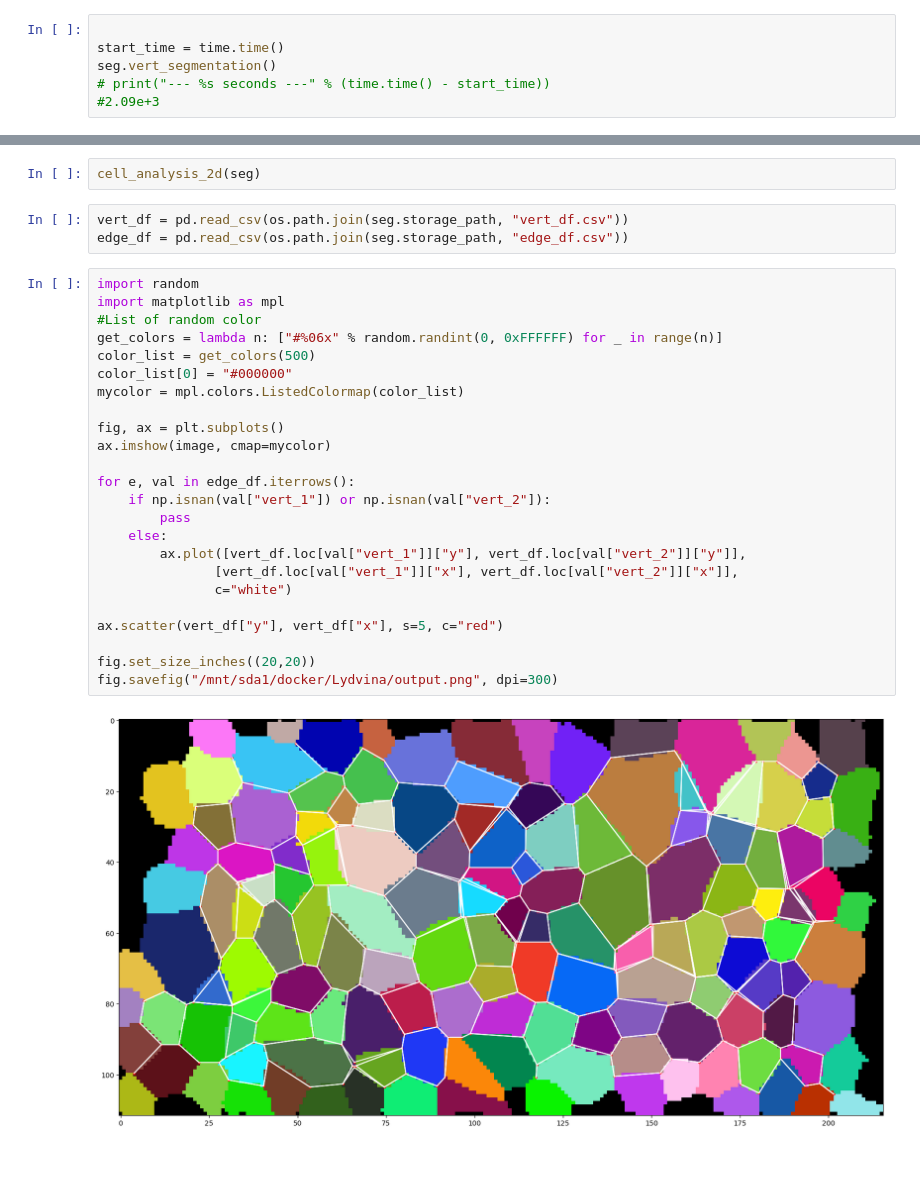
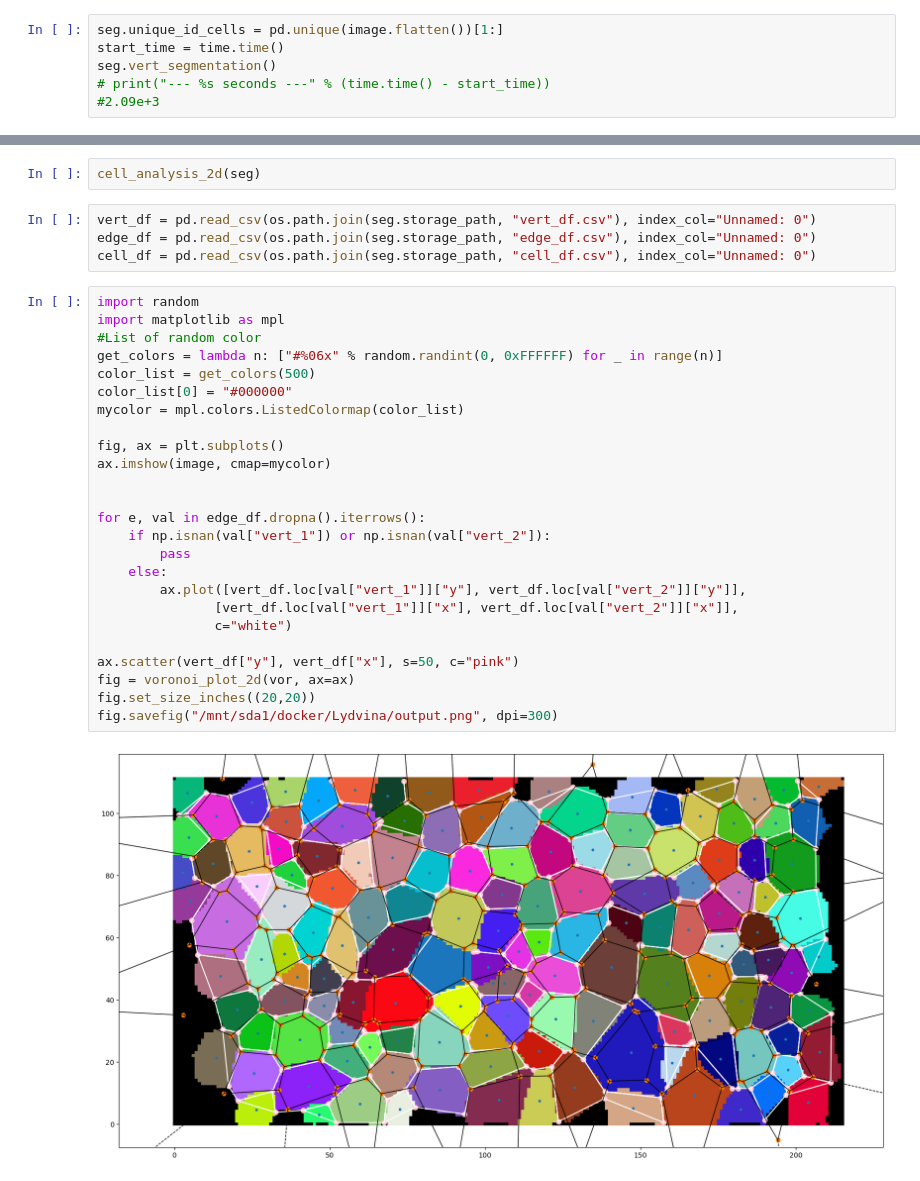
Before and after one commit to TimSaundersLab/CellMet, a Jupyter notebook: notebooks/0-Paper-2DCellSegmentation.ipynb, the cells around one changed output, grey strips where cells are left out. Drawn from its saved outputs; the diff is of its cells as text.

```diff
--- a/notebooks/0-Paper-2DCellSegmentation.ipynb
+++ b/notebooks/0-Paper-2DCellSegmentation.ipynb
@@ -35,7 +36,7 @@ seg.cell_segmentation()
 # print("--- %s seconds ---" % (time.time() - start_time))
 # 168 sec
 # %%
-
+seg.unique_id_cells = pd.unique(image.flatten())[1:]
 start_time = time.time()
 seg.vert_segmentation()
 # print("--- %s seconds ---" % (time.time() - start_time))
@@ -47,31 +79,33 @@ seg.edge_segmentation()
 # %%
 cell_analysis_2d(seg)
 # %%
-vert_df = pd.read_csv(os.path.join(seg.storage_path, "vert_df.csv"))
-edge_df = pd.read_csv(os.path.join(seg.storage_path, "edge_df.csv"))
+vert_df = pd.read_csv(os.path.join(seg.storage_path, "vert_df.csv"), index_col="Unnamed: 0")
+edge_df = pd.read_csv(os.path.join(seg.storage_path, "edge_df.csv"), index_col="Unnamed: 0")
+cell_df = pd.read_csv(os.path.join(seg.storage_path, "cell_df.csv"), index_col="Unnamed: 0")
 # %%
 import random
 import matplotlib as mpl
 #List of random color
 get_colors = lambda n: ["#%06x" % random.randint(0, 0xFFFFFF) for _ in range(n)]
 color_list = get_colors(500)
 color_list[0] = "#000000"
 mycolor = mpl.colors.ListedColormap(color_list)
 
 fig, ax = plt.subplots()
 ax.imshow(image, cmap=mycolor)
 
-for e, val in edge_df.iterrows():
+
+for e, val in edge_df.dropna().iterrows():
     if np.isnan(val["vert_1"]) or np.isnan(val["vert_2"]):
         pass
     else:
         ax.plot([vert_df.loc[val["vert_1"]]["y"], vert_df.loc[val["vert_2"]]["y"]],
                [vert_df.loc[val["vert_1"]]["x"], vert_df.loc[val["vert_2"]]["x"]],
                c="white")
 
-ax.scatter(vert_df["y"], vert_df["x"], s=5, c="red")
-
+ax.scatter(vert_df["y"], vert_df["x"], s=50, c="pink")
+fig = voronoi_plot_2d(vor, ax=ax)
 fig.set_size_inches((20,20))
 fig.savefig("/mnt/sda1/docker/Lydvina/output.png", dpi=300)
 # %% [output]
-[figure, old version]
+[figure, new version]
```
Also changed, not shown: parts of 6 cells of this notebook, 2 other files.
